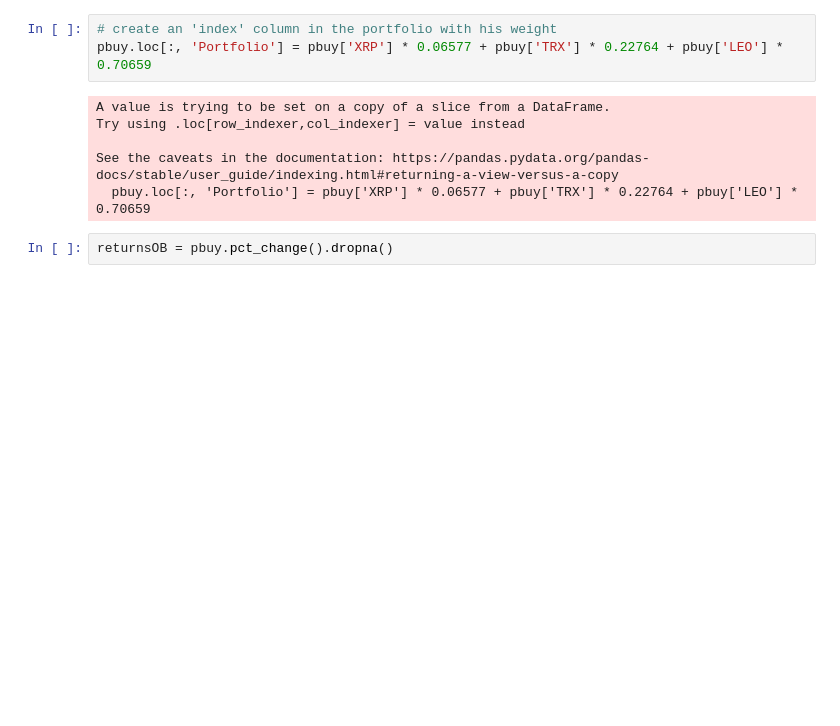
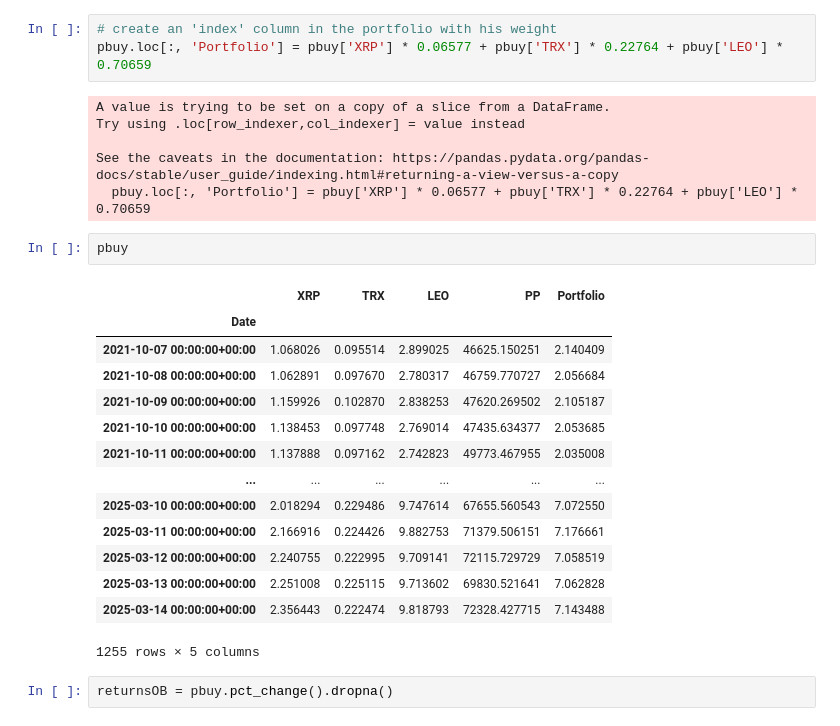
Before and after one commit to heritaco/Proyecto, a Jupyter notebook: 04-Crypto-Dashboard/06-Time-Series-OBuy.ipynb, the cells around one changed output. Drawn from its saved outputs; the diff is of its cells as text; blank space fills up the shorter version.

```diff
--- a/04-Crypto-Dashboard/06-Time-Series-OBuy.ipynb
+++ b/04-Crypto-Dashboard/06-Time-Series-OBuy.ipynb
@@ -23,6 +23,23 @@ Try using .loc[row_indexer,col_indexer] = value instead
 
 See the caveats in the documentation: https://pandas.pydata.org/pandas-docs/stable/user_guide/indexing.html#returning-a-view-versus-a-copy
   pbuy.loc[:, 'Portfolio'] = pbuy['XRP'] * 0.06577 + pbuy['TRX'] * 0.22764 + pbuy['LEO'] * 0.70659
+# %%
+pbuy
+# %% [output]
+|  | XRP | TRX | LEO | PP | Portfolio |
+| Date |  |  |  |  |  |
+| 2021-10-07 00:00:00+00:00 | 1.068026 | 0.095514 | 2.899025 | 46625.150251 | 2.140409 |
+| 2021-10-08 00:00:00+00:00 | 1.062891 | 0.097670 | 2.780317 | 46759.770727 | 2.056684 |
+| 2021-10-09 00:00:00+00:00 | 1.159926 | 0.102870 | 2.838253 | 47620.269502 | 2.105187 |
+| 2021-10-10 00:00:00+00:00 | 1.138453 | 0.097748 | 2.769014 | 47435.634377 | 2.053685 |
+| 2021-10-11 00:00:00+00:00 | 1.137888 | 0.097162 | 2.742823 | 49773.467955 | 2.035008 |
+| ... | ... | ... | ... | ... | ... |
+| 2025-03-10 00:00:00+00:00 | 2.018294 | 0.229486 | 9.747614 | 67655.560543 | 7.072550 |
+| 2025-03-11 00:00:00+00:00 | 2.166916 | 0.224426 | 9.882753 | 71379.506151 | 7.176661 |
+| 2025-03-12 00:00:00+00:00 | 2.240755 | 0.222995 | 9.709141 | 72115.729729 | 7.058519 |
+| 2025-03-13 00:00:00+00:00 | 2.251008 | 0.225115 | 9.713602 | 69830.521641 | 7.062828 |
+| 2025-03-14 00:00:00+00:00 | 2.356443 | 0.222474 | 9.818793 | 72328.427715 | 7.143488 |
+1255 rows × 5 columns
 # %%
 returnsOB = pbuy.pct_change().dropna()
 # %%
```
Also changed, not shown: parts of 4 cells of this notebook, 9 other files.
